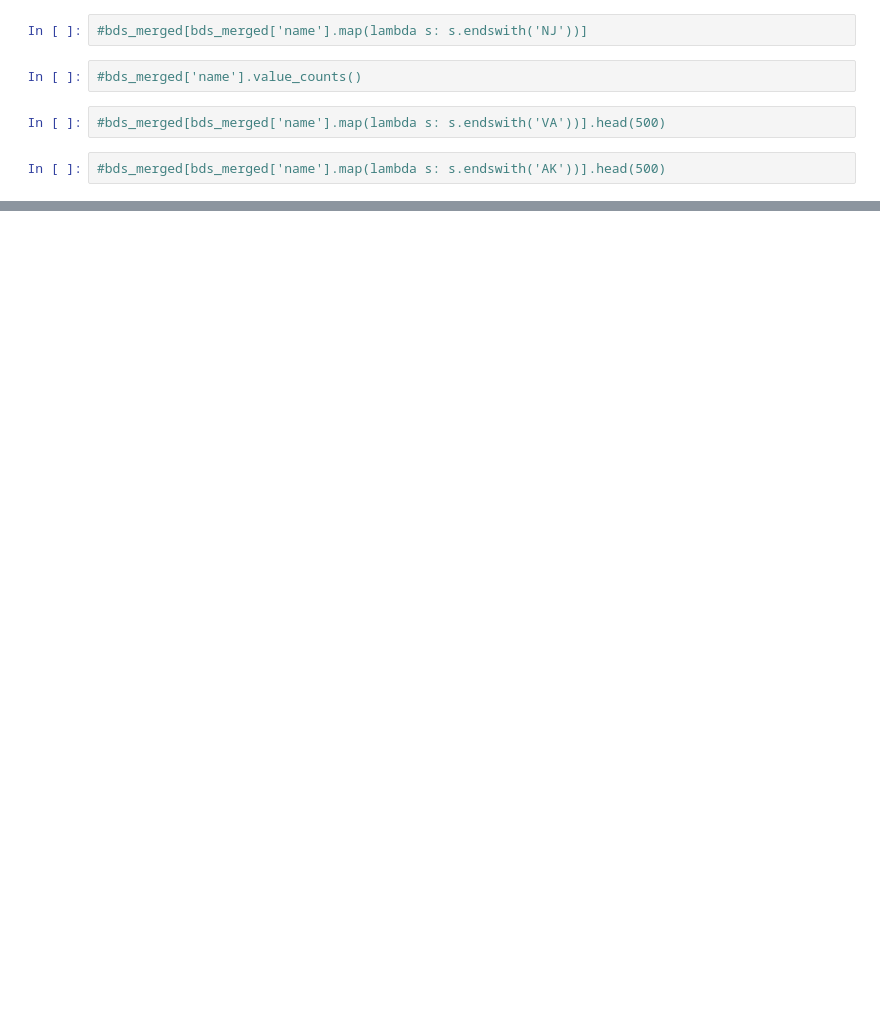
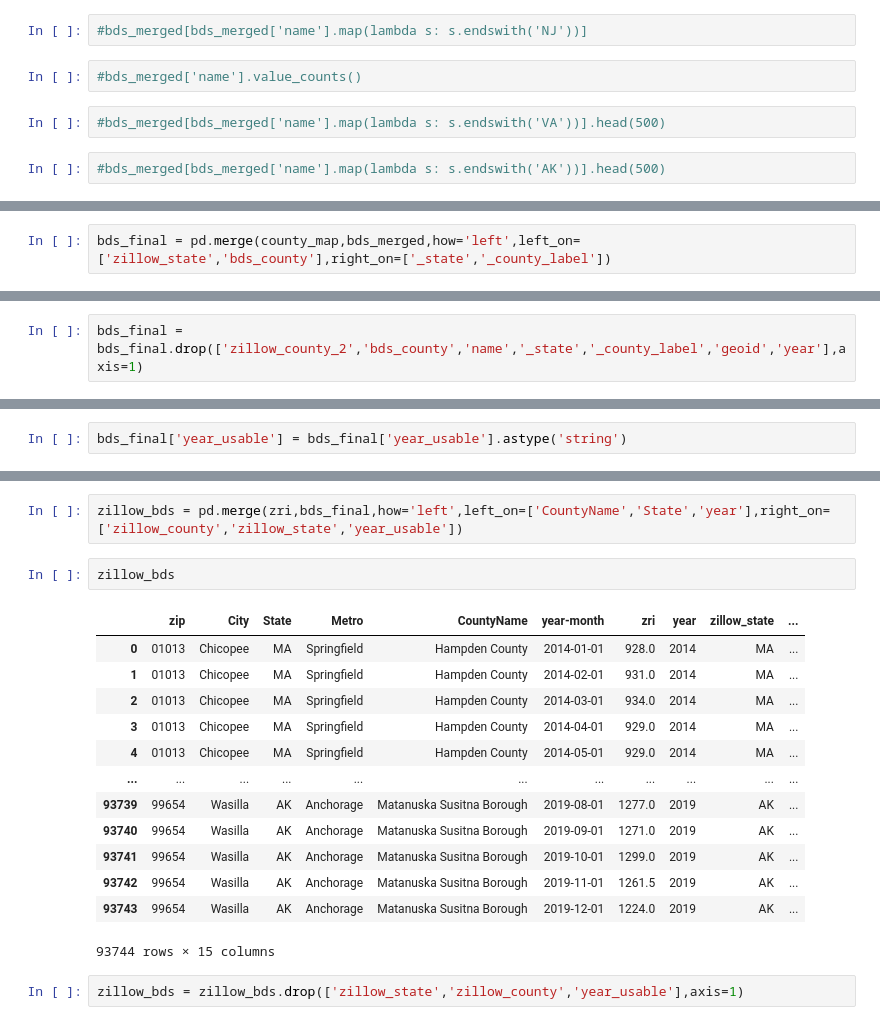
Before and after one commit to Kneck12/zillow-price-index-pred, a Jupyter notebook: Niki/BDS feature engineering.ipynb, the cells around one changed output, grey strips where cells are left out. Drawn from its saved outputs; the diff is of its cells as text; blank space fills up the shorter version.

Commit message:
bds features added (county)

```diff
--- a/Niki/BDS feature engineering.ipynb
+++ b/Niki/BDS feature engineering.ipynb
@@ -268,0 +301,2 @@ zri[['State','CountyName']]
+# %%
+bds_final = pd.merge(county_map,bds_merged,how='left',left_on=['zillow_state','bds_county'],right_on=['_state','_county_label'])
@@ -268,0 +349,2 @@ zri[['State','CountyName']]
+# %%
+bds_final = bds_final.drop(['zillow_county_2','bds_county','name','_state','_county_label','geoid','year'],axis=1)
@@ -268,0 +428,2 @@ zri[['State','CountyName']]
+# %%
+bds_final['year_usable'] = bds_final['year_usable'].astype('string')
@@ -268,0 +448,20 @@ zri[['State','CountyName']]
+# %%
+zillow_bds = pd.merge(zri,bds_final,how='left',left_on=['CountyName','State','year'],right_on=['zillow_county','zillow_state','year_usable'])
+# %%
+zillow_bds
+# %% [output]
+|  | zip | City | State | Metro | CountyName | year-month | zri | year | zillow_state | ... |
+| 0 | 01013 | Chicopee | MA | Springfield | Hampden County | 2014-01-01 | 928.0 | 2014 | MA | ... |
+| 1 | 01013 | Chicopee | MA | Springfield | Hampden County | 2014-02-01 | 931.0 | 2014 | MA | ... |
+| 2 | 01013 | Chicopee | MA | Springfield | Hampden County | 2014-03-01 | 934.0 | 2014 | MA | ... |
+| 3 | 01013 | Chicopee | MA | Springfield | Hampden County | 2014-04-01 | 929.0 | 2014 | MA | ... |
+| 4 | 01013 | Chicopee | MA | Springfield | Hampden County | 2014-05-01 | 929.0 | 2014 | MA | ... |
+| ... | ... | ... | ... | ... | ... | ... | ... | ... | ... | ... |
+| 93739 | 99654 | Wasilla | AK | Anchorage | Matanuska Susitna Borough | 2019-08-01 | 1277.0 | 2019 | AK | ... |
+| 93740 | 99654 | Wasilla | AK | Anchorage | Matanuska Susitna Borough | 2019-09-01 | 1271.0 | 2019 | AK | ... |
+| 93741 | 99654 | Wasilla | AK | Anchorage | Matanuska Susitna Borough | 2019-10-01 | 1299.0 | 2019 | AK | ... |
+| 93742 | 99654 | Wasilla | AK | Anchorage | Matanuska Susitna Borough | 2019-11-01 | 1261.5 | 2019 | AK | ... |
+| 93743 | 99654 | Wasilla | AK | Anchorage | Matanuska Susitna Borough | 2019-12-01 | 1224.0 | 2019 | AK | ... |
+93744 rows × 15 columns
+# %%
+zillow_bds = zillow_bds.drop(['zillow_state','zillow_county','year_usable'],axis=1)
```
Also changed, not shown: parts of 43 cells of this notebook, 1 other file.
